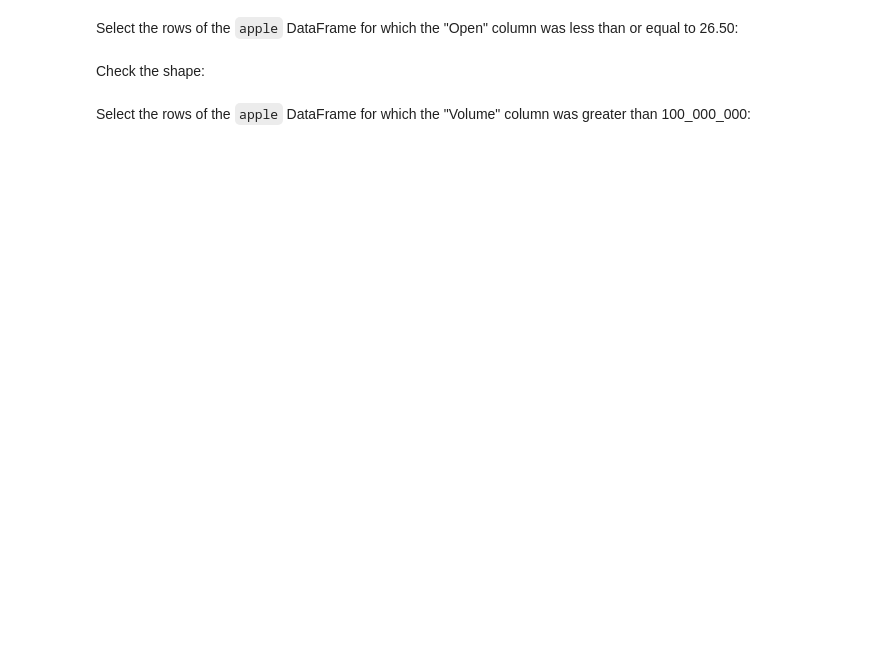
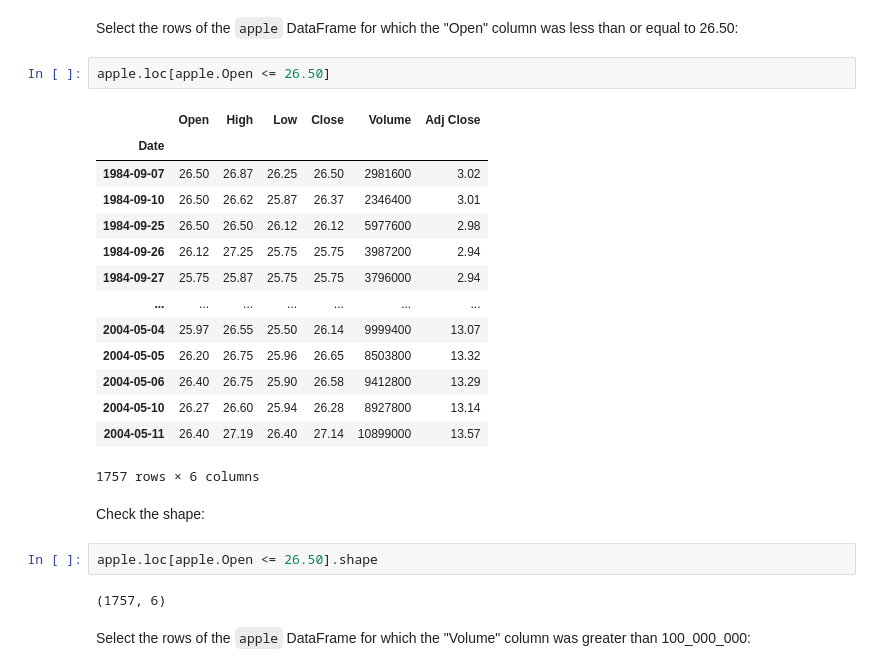
Before and after one commit to beajmnz/IEDSbootcamp, a Jupyter notebook: exercises/10 - Pandas/E - Indexing DataFrames (loc, iloc, at, iat).ipynb, the cells around one changed output. Drawn from its saved outputs; the diff is of its cells as text; blank space fills up the shorter version.

```diff
--- a/exercises/10 - Pandas/E - Indexing DataFrames (loc, iloc, at, iat).ipynb
+++ b/exercises/10 - Pandas/E - Indexing DataFrames (loc, iloc, at, iat).ipynb
@@ -317,6 +810,27 @@ apple.head()
 # %% [markdown]
 Select the rows of the `apple` DataFrame for which the "Open" column was less than or equal to 26.50:
+# %%
+apple.loc[apple.Open <= 26.50]
+# %% [output]
+|  | Open | High | Low | Close | Volume | Adj Close |
+| Date |  |  |  |  |  |  |
+| 1984-09-07 | 26.50 | 26.87 | 26.25 | 26.50 | 2981600 | 3.02 |
+| 1984-09-10 | 26.50 | 26.62 | 25.87 | 26.37 | 2346400 | 3.01 |
+| 1984-09-25 | 26.50 | 26.50 | 26.12 | 26.12 | 5977600 | 2.98 |
+| 1984-09-26 | 26.12 | 27.25 | 25.75 | 25.75 | 3987200 | 2.94 |
+| 1984-09-27 | 25.75 | 25.87 | 25.75 | 25.75 | 3796000 | 2.94 |
+| ... | ... | ... | ... | ... | ... | ... |
+| 2004-05-04 | 25.97 | 26.55 | 25.50 | 26.14 | 9999400 | 13.07 |
+| 2004-05-05 | 26.20 | 26.75 | 25.96 | 26.65 | 8503800 | 13.32 |
+| 2004-05-06 | 26.40 | 26.75 | 25.90 | 26.58 | 9412800 | 13.29 |
+| 2004-05-10 | 26.27 | 26.60 | 25.94 | 26.28 | 8927800 | 13.14 |
+| 2004-05-11 | 26.40 | 27.19 | 26.40 | 27.14 | 10899000 | 13.57 |
+1757 rows × 6 columns
 # %% [markdown]
 Check the shape:
+# %%
+apple.loc[apple.Open <= 26.50].shape
+# %% [output]
+(1757, 6)
 # %% [markdown]
 Select the rows of the `apple` DataFrame for which the "Volume" column was greater than 100_000_000:
```
Also changed, not shown: parts of 110 cells of this notebook, 8 other files.
